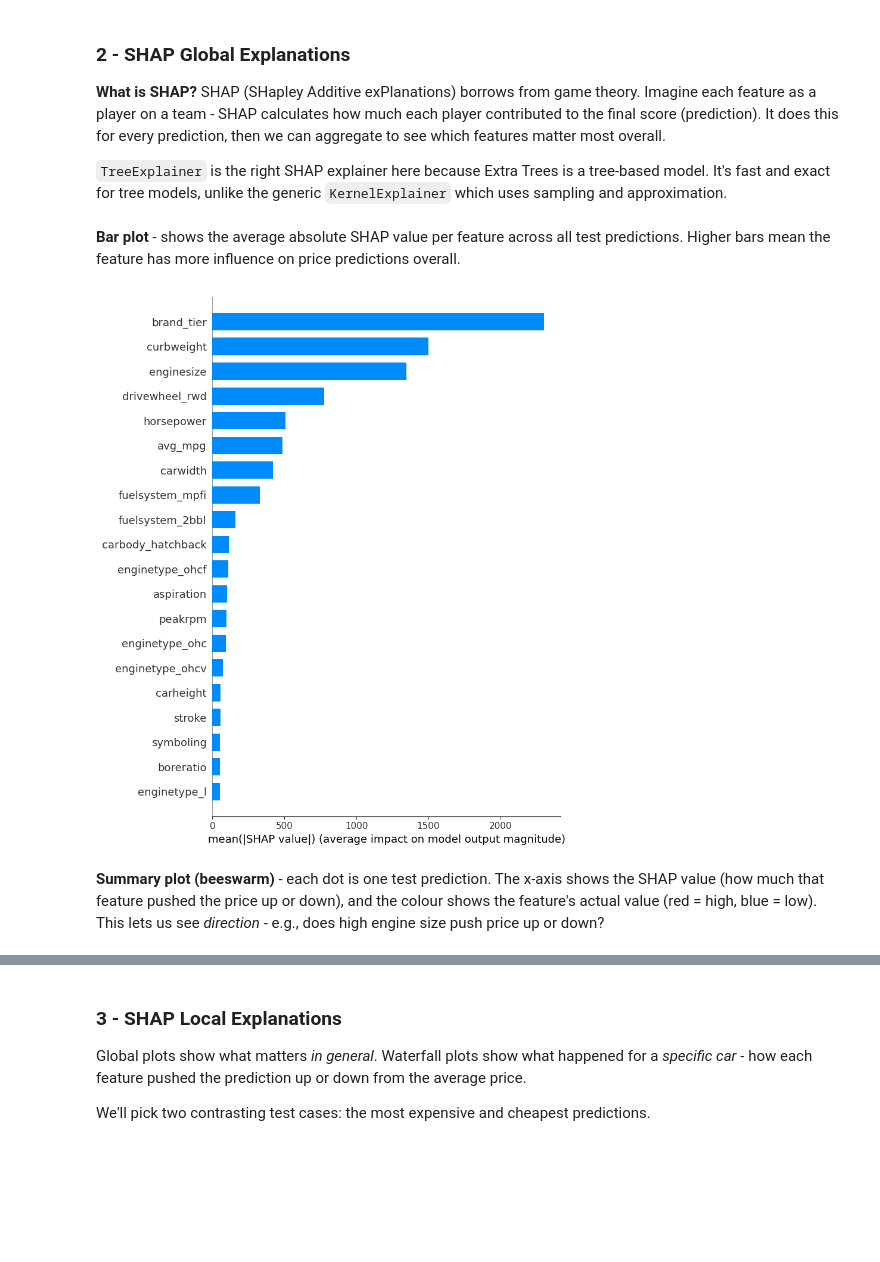
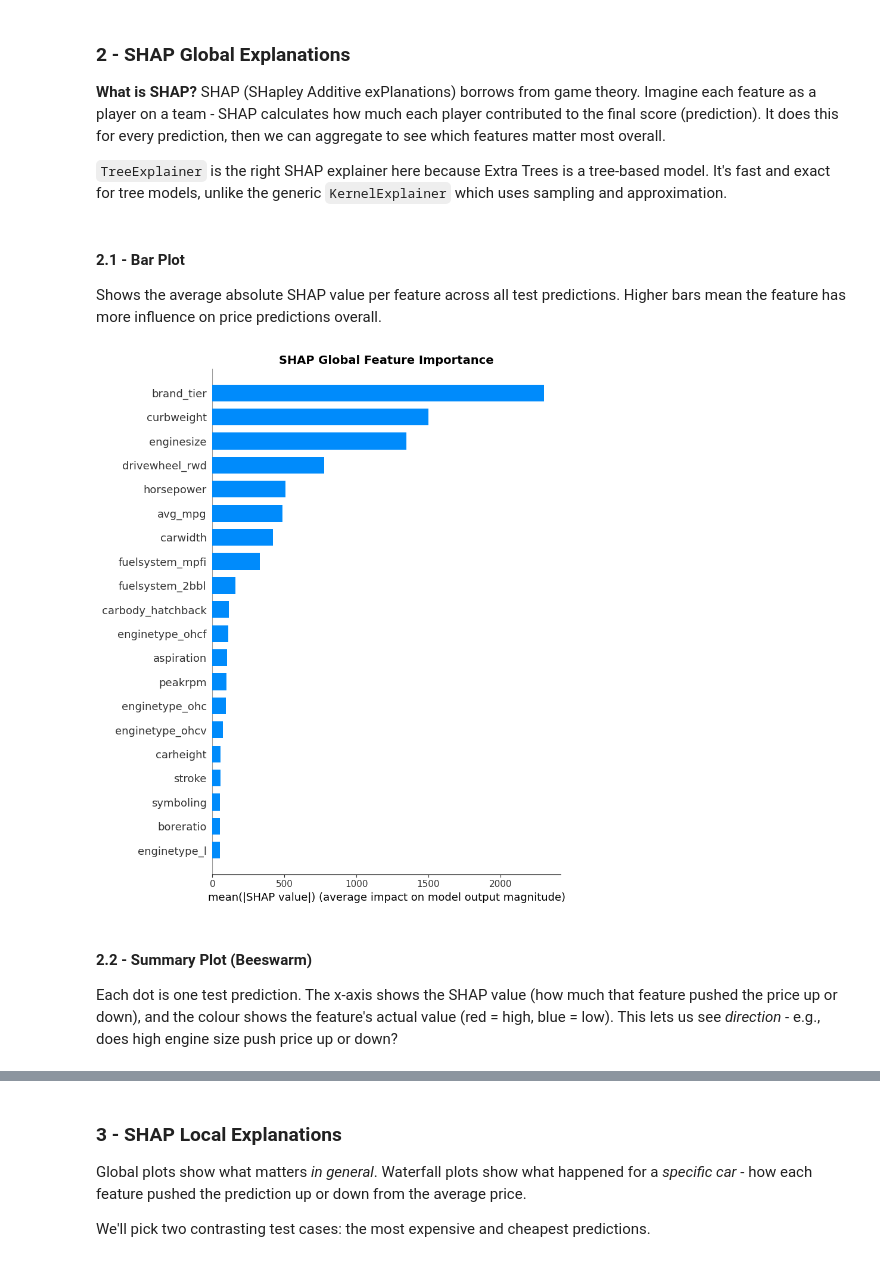
Before and after one commit to krauseannelize/ml-car-price-prediction, a Jupyter notebook: notebooks/08-explainability.ipynb, the cells around one changed output, grey strips where cells are left out. Drawn from its saved outputs; the diff is of its cells as text; code cells hidden in the pictures; blank space fills up the shorter version.

```diff
--- a/notebooks/08-explainability.ipynb
+++ b/notebooks/08-explainability.ipynb
@@ -61,15 +65,20 @@ Extra Trees - MAE: $1,447, R2: 0.945
 explainer = shap.TreeExplainer(model)
 shap_values = explainer.shap_values(X_test)
 # %% [markdown]
-**Bar plot** - shows the average absolute SHAP value per feature across all test predictions. Higher bars mean the feature has more influence on price predictions overall.
+#### 2.1 - Bar Plot
+
+Shows the average absolute SHAP value per feature across all test predictions. Higher bars mean the feature has more influence on price predictions overall.
 # %%
 shap.summary_plot(shap_values, X_test, plot_type="bar", show=False)
+plt.title("SHAP Global Feature Importance", fontsize=14, fontweight="bold")
 plt.tight_layout()
 plt.savefig("../visualizations/shap-bar.png", dpi=150, bbox_inches="tight")
 plt.show()
 # %% [output]
-[figure, old version]
+[figure, new version]
 # %% [markdown]
-**Summary plot (beeswarm)** - each dot is one test prediction. The x-axis shows the SHAP value (how much that feature pushed the price up or down), and the colour shows the feature's actual value (red = high, blue = low). This lets us see *direction* - e.g., does high engine size push price up or down?
+#### 2.2 - Summary Plot (Beeswarm)
+
+Each dot is one test prediction. The x-axis shows the SHAP value (how much that feature pushed the price up or down), and the colour shows the feature's actual value (red = high, blue = low). This lets us see *direction* - e.g., does high engine size push price up or down?
 # %%
 shap.summary_plot(shap_values, X_test, show=False)
```
Also changed, not shown: parts of 13 cells of this notebook, 3 other files.
